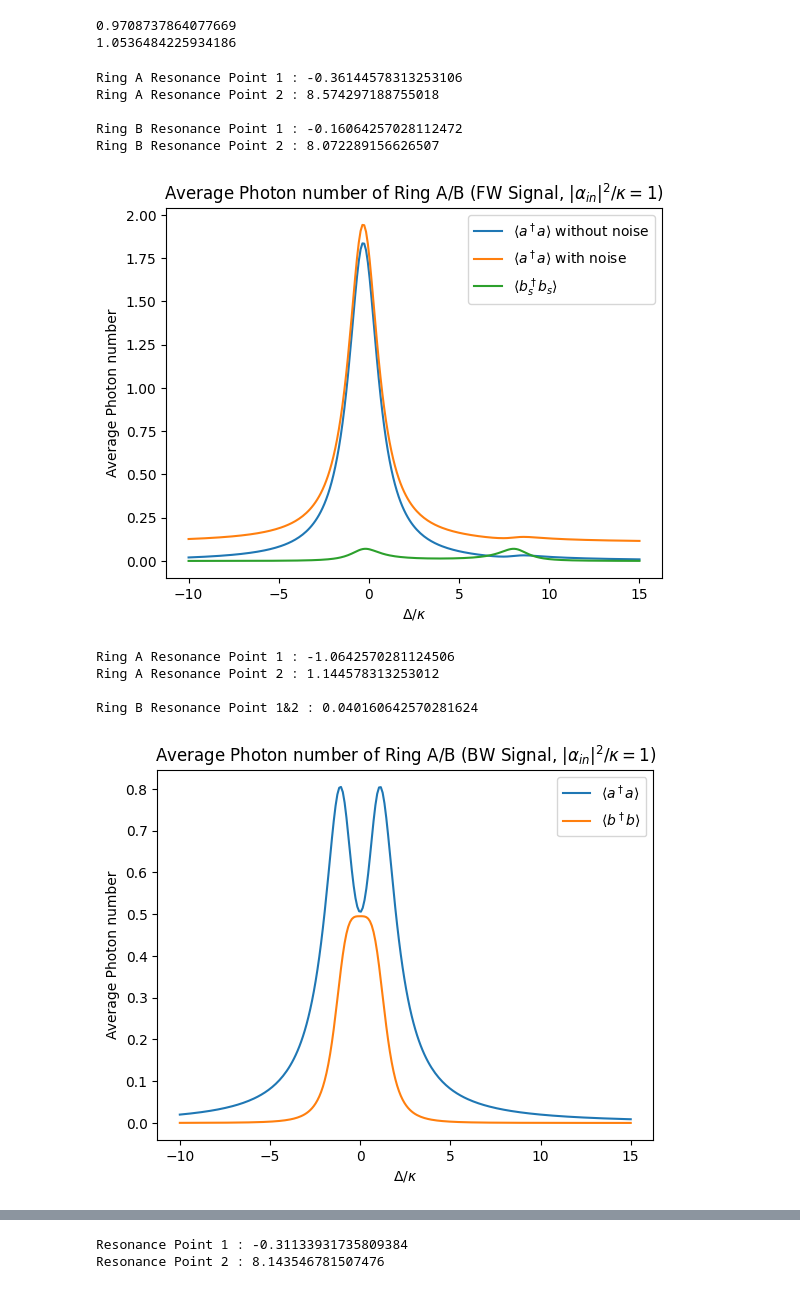
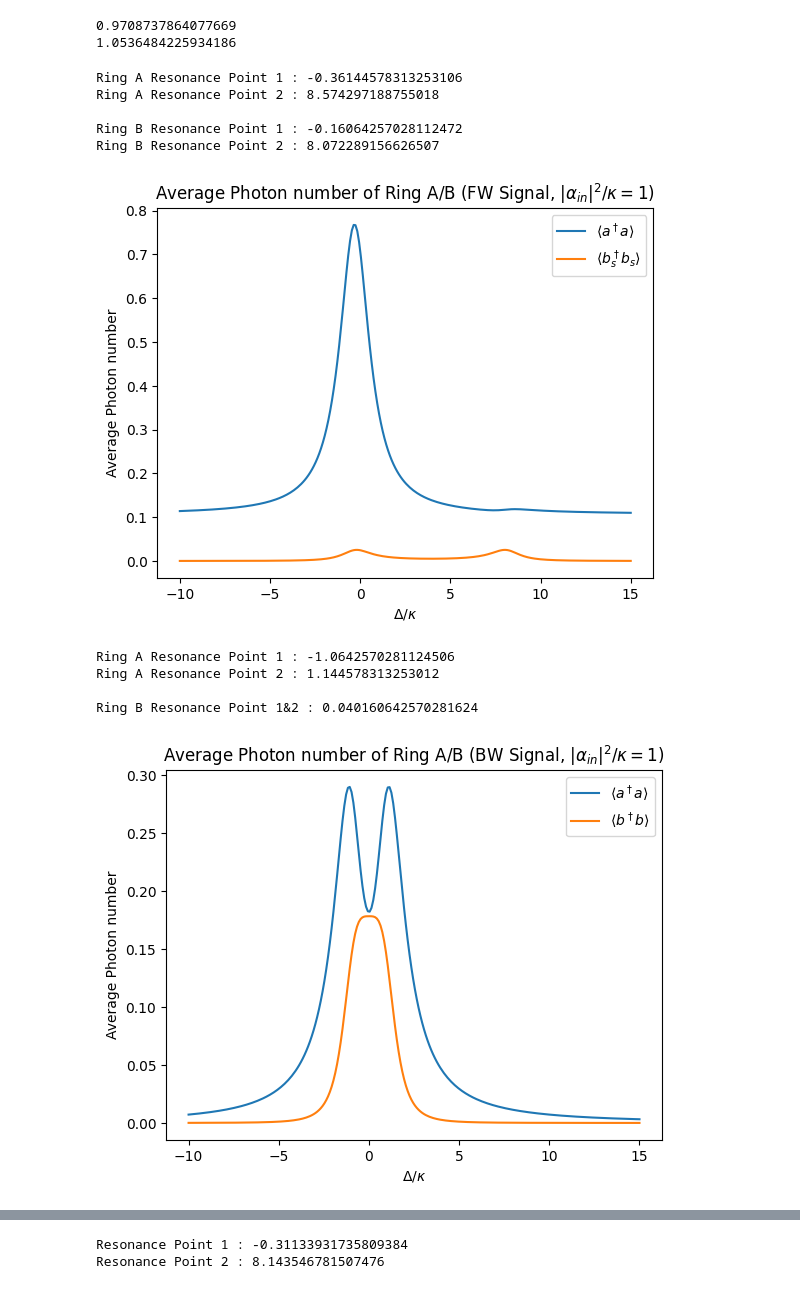
Before and after one commit to BrainConnection/Small_Project, a Jupyter notebook: Quantum Squeezing Induced Optical Nonreciprocity Reproduce.ipynb, the cells around one changed output, grey strips where cells are left out. Cells and saved outputs as stored; diff of their text form; code cells hidden in the pictures.

```diff
--- a/Quantum Squeezing Induced Optical Nonreciprocity Reproduce.ipynb
+++ b/Quantum Squeezing Induced Optical Nonreciprocity Reproduce.ipynb
@@ -131,47 +132,46 @@ G_0 = J_0**4 + 2 * J_0**2 * (1 - detune_list**2) + (1 + detune_list**2)**2
 eta_0 = 1 - 2 * 1 * kappa_ex1 - detune_list**2
 A_0 = ((1 - 2 * kappa_ex1)**2 + detune_list**2) * (1 + detune_list**2)
 # %%
-# Photon number when alpha**2/kappa = 1
+# Photon number when alpha**2/kappa = 0.6
+A = 0.6
 
-na_fw = 2 * kappa_ex1 * (1 + detune_bs**2) / G_s
-na_fw_noise = 2 * kappa_ex1 * (1 + detune_bs**2) / G_s + Nnoise
-nb_fw = 2 * kappa_ex1 * J_s**2 / G_s
+na_fw = 2 * kappa_ex1 * (1 + detune_bs**2) * A**2 / G_s + Nnoise
+nb_fw = 2 * kappa_ex1 * J_s**2 * A**2 / G_s
 
-na_bw = 2 * kappa_ex1 * (1 + detune_list**2) / G_0
-nb_bw = 2 * kappa_ex1 * J_0**2 / G_0
+na_bw = 2 * kappa_ex1 * (1 + detune_list**2) * A**2 / G_0
+nb_bw = 2 * kappa_ex1 * J_0**2 * A**2 / G_0
 
 
 # Transmission
 
-T_12 = (J_s**4 + 2 * eta_s * J_s**2 + A_s) / G_s
+T_12 = (J_s**4 + 2 * eta_s * J_s**2 + A_s) / G_s + 2 * Nnoise / A**2
 T_21 = (J_0**4 + 2 * eta_0 * J_0**2 + A_0) / G_0
 T_23 = 4 * kappa_ex1 * kappa_ex2 * J_0**2 / G_0
 # %%
 # Average photon number of Ring A/B FW signal case
 
 plt.figure()
-plt.plot(detune_list, na_fw, label = r"$\langle a^\dagger a \rangle$ without noise")
-plt.plot(detune_list, na_fw_noise, label = r"$\langle a^\dagger a \rangle$ with noise")
+plt.plot(detune_list, na_fw, label = r"$\langle a^\dagger a \rangle$")
 plt.plot(detune_list, nb_fw, label = r"$\langle b_s^\dagger b_s \rangle$")
 
 plt.legend()
 plt.title(r"Average Photon number of Ring A/B (FW Signal, $|\alpha_{in}|^2/\kappa = 1$)")
 plt.xlabel(r"$\Delta / \kappa$")
 plt.ylabel("Average Photon number")
 
 
 print("Ring A Resonance Point 1 : {0}".format(detune_list[np.argmax(na_fw)]))
 print("Ring A Resonance Point 2 : {0}".format(detune_list[np.argmax(na_fw[170:])+170]))
 print()
 print("Ring B Resonance Point 1 : {0}".format(detune_list[np.argmax(nb_fw[:150])]))
 print("Ring B Resonance Point 2 : {0}".format(detune_list[np.argmax(nb_fw[150:])+150]))
 # %% [output]
 Ring A Resonance Point 1 : -0.36144578313253106
 Ring A Resonance Point 2 : 8.574297188755018
 
 Ring B Resonance Point 1 : -0.16064257028112472
 Ring B Resonance Point 2 : 8.072289156626507
-[figure, old version]
+[figure, new version]
 # %%
 # Average photon number of Ring A/B BW signal case
 
@@ -193,7 +193,7 @@ Ring A Resonance Point 1 : -1.0642570281124506
 Ring A Resonance Point 2 : 1.144578313253012
 
 Ring B Resonance Point 1&2 : 0.040160642570281624
-[figure, old version]
+[figure, new version]
 # %%
 # Transmission Plot
 
```
Also changed, not shown: parts of 23 cells of this notebook.
